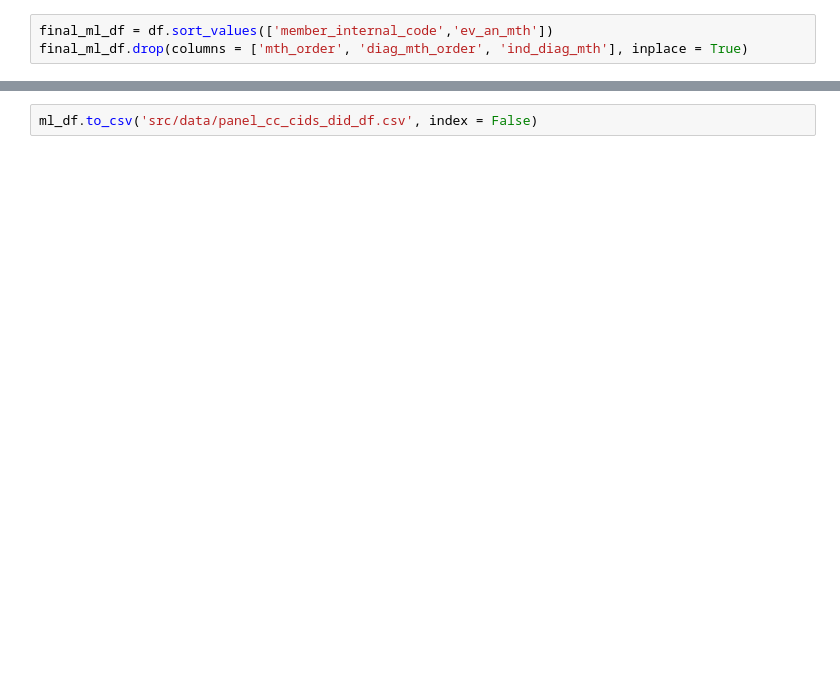
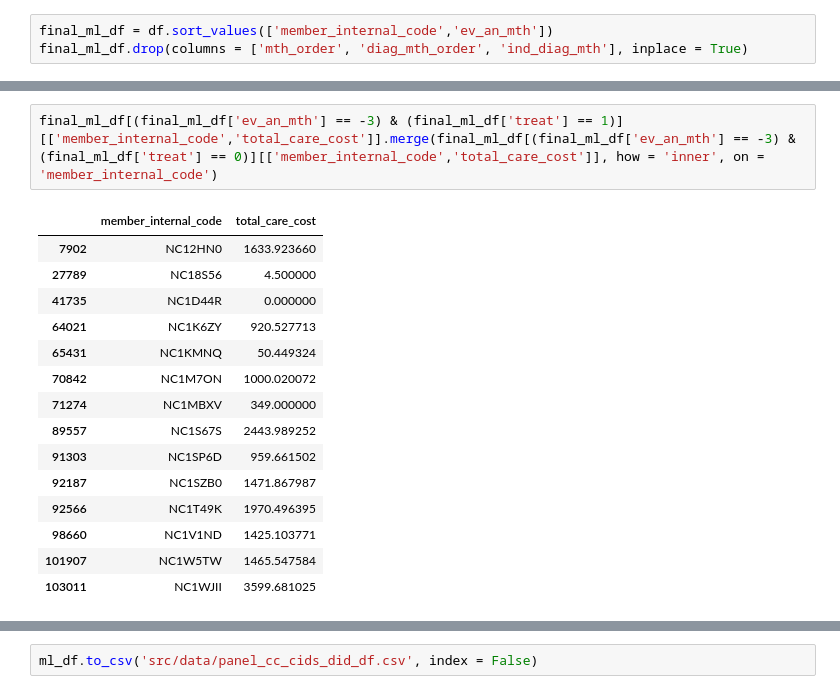
Before and after one commit to luizhsuperti/alice-coding, a Jupyter notebook: cc_cid_calculator/notebooks/main.ipynb, the cells around one changed output, grey strips where cells are left out. Saved outputs shown, nothing was run; the diff lists cells and outputs as text; blank space fills up the shorter version.

```diff
--- a/CausalInference-Analysis/cc_cid_calculator/notebooks/main.ipynb
+++ b/cc_cid_calculator/notebooks/main.ipynb
@@ -264,0 +265,18 @@ Name: total_care_cost, dtype: float64
+# %%
+final_ml_df[(final_ml_df['ev_an_mth'] == -3) & (final_ml_df['treat'] == 1)][['member_internal_code','total_care_cost']].merge(final_ml_df[(final_ml_df['ev_an_mth'] == -3) & (final_ml_df['treat'] == 0)][['member_internal_code','total_care_cost']], how = 'inner', on = 'member_internal_code')
+# %% [output]
+|  | member_internal_code | total_care_cost |
+| 7902 | NC12HN0 | 1633.923660 |
+| 27789 | NC18S56 | 4.500000 |
+| 41735 | NC1D44R | 0.000000 |
+| 64021 | NC1K6ZY | 920.527713 |
+| 65431 | NC1KMNQ | 50.449324 |
+| 70842 | NC1M7ON | 1000.020072 |
+| 71274 | NC1MBXV | 349.000000 |
+| 89557 | NC1S67S | 2443.989252 |
+| 91303 | NC1SP6D | 959.661502 |
+| 92187 | NC1SZB0 | 1471.867987 |
+| 92566 | NC1T49K | 1970.496395 |
+| 98660 | NC1V1ND | 1425.103771 |
+| 101907 | NC1W5TW | 1465.547584 |
+| 103011 | NC1WJII | 3599.681025 |
```
Also changed, not shown: parts of 13 cells of this notebook, 6 other files.
